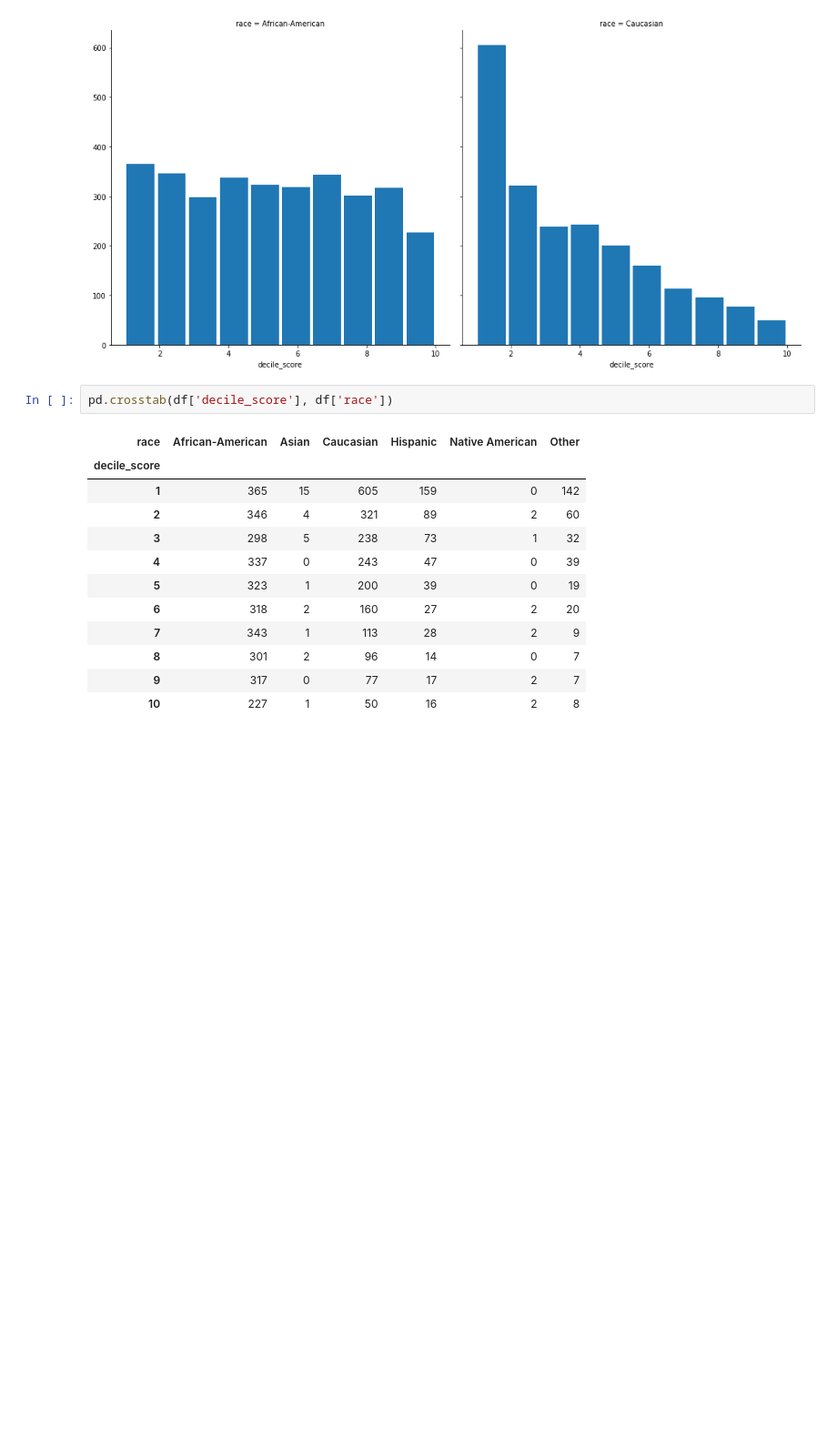
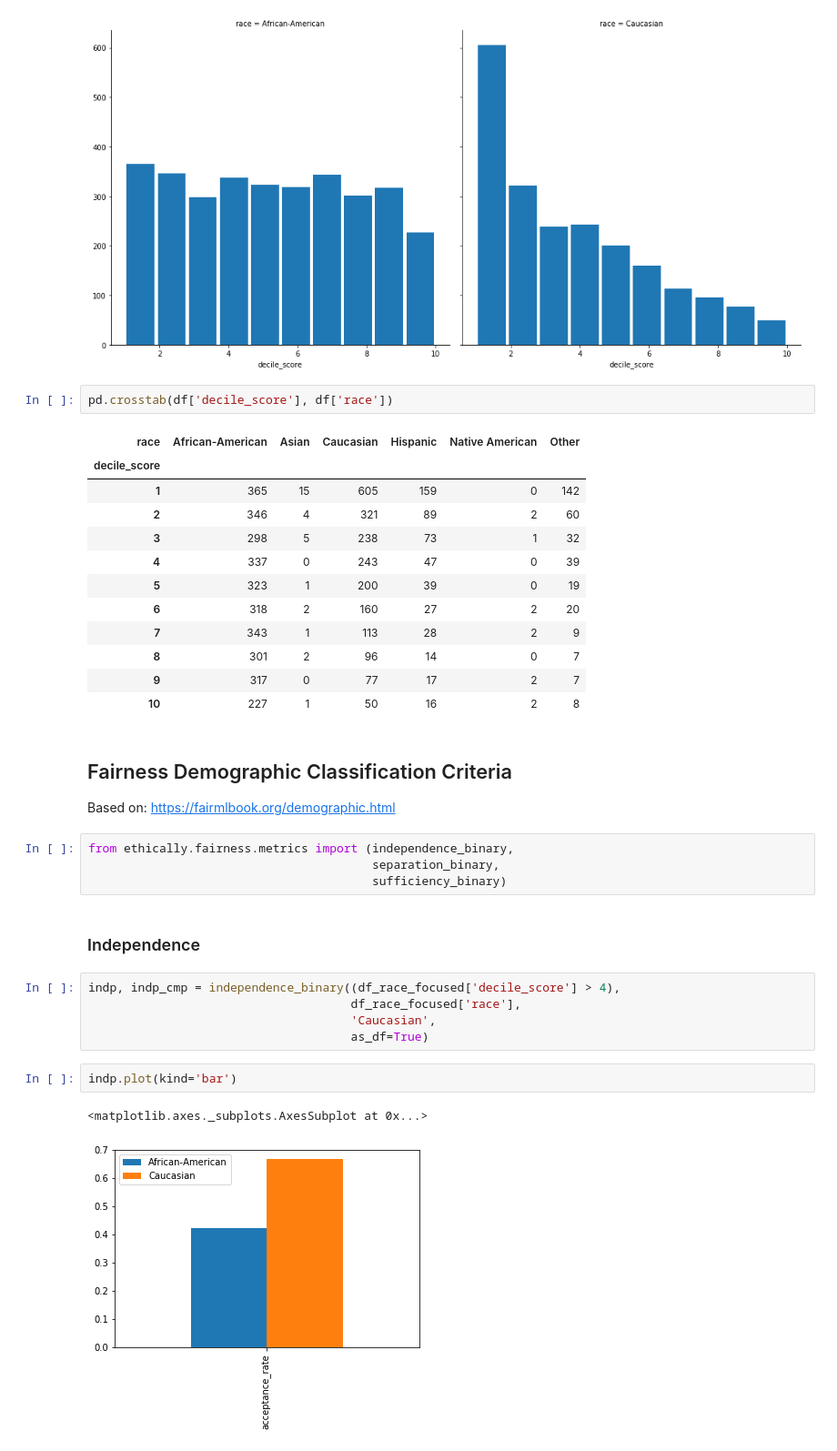
Before and after one commit to ResponsiblyAI/responsibly, a Jupyter notebook: docs/notebooks/demo-compas-analysis.ipynb, the cells around one changed output. Shown: that part at 91% size. Drawn from its saved outputs; the diff is of its cells as text; blank space fills up the shorter version.

Commit message:
adding three fairness demographic classification criteria

```diff
--- a/docs/notebooks/demo-compas-analysis.ipynb
+++ b/docs/notebooks/demo-compas-analysis.ipynb
@@ -130,3 +130,23 @@ pd.crosstab(df['decile_score'], df['race'])
 | 8 | 301 | 2 | 96 | 14 | 0 | 7 |
 | 9 | 317 | 0 | 77 | 17 | 2 | 7 |
 | 10 | 227 | 1 | 50 | 16 | 2 | 8 |
+# %% [markdown]
+## Fairness Demographic Classification Criteria
+
+Based on: https://fairmlbook.org/demographic.html
+# %%
+from ethically.fairness.metrics import (independence_binary,
+                                        separation_binary,
+                                        sufficiency_binary)
+# %% [markdown]
+### Independence
+# %%
+indp, indp_cmp = independence_binary((df_race_focused['decile_score'] > 4),
+                                     df_race_focused['race'],
+                                     'Caucasian',
+                                     as_df=True)
+# %%
+indp.plot(kind='bar')
+# %% [output]
+<matplotlib.axes._subplots.AxesSubplot at 0x...>
+[figure, added]
```
Also changed, not shown: parts of 9 cells of this notebook, 6 other files.
